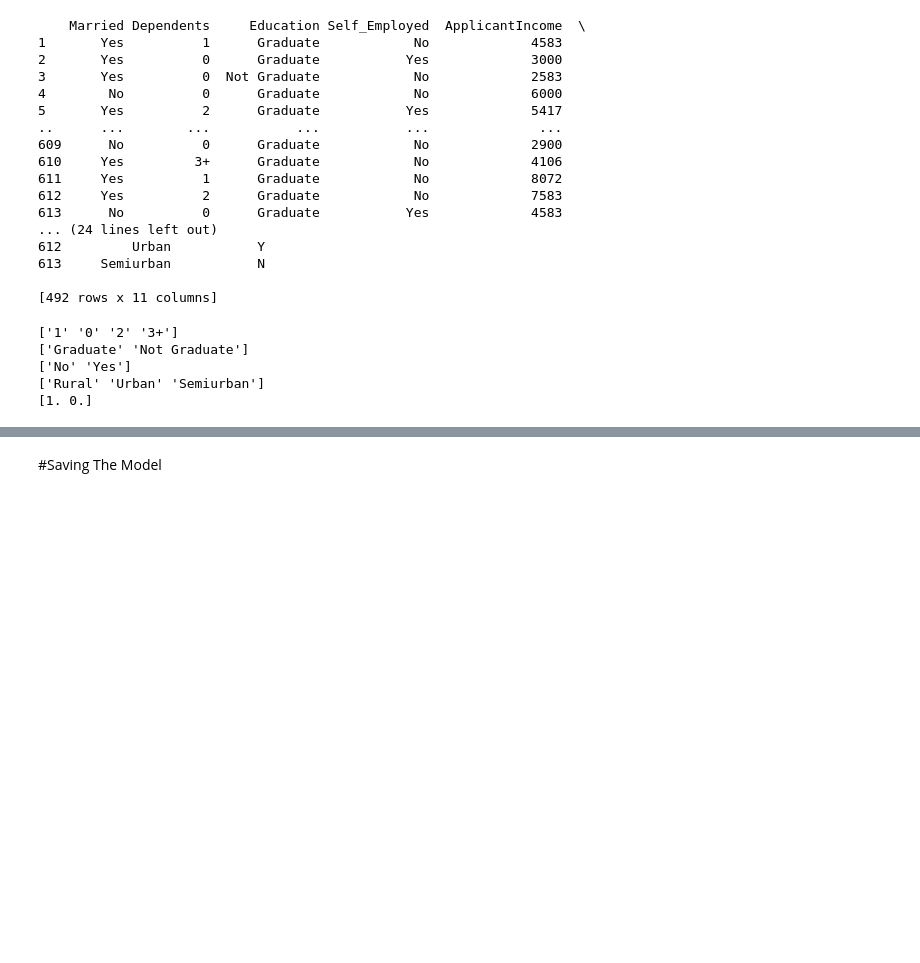
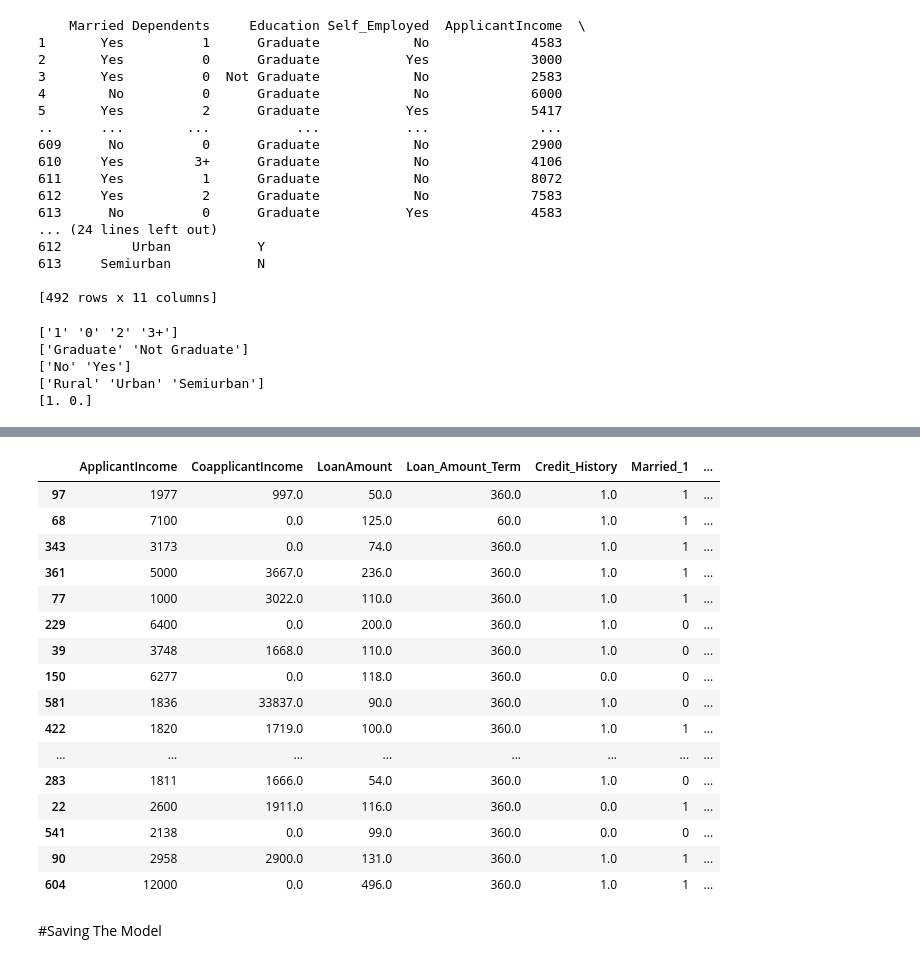
Before and after one commit to dinuwanfernando/10822750-final-year-project, a Jupyter notebook: loan_prediction_test2.ipynb, the cells around one changed output, grey strips where cells are left out. Drawn from its saved outputs; the diff is of its cells as text; code cells hidden in the pictures; blank space fills up the shorter version.

```diff
--- a/loan_prediction_test2.ipynb
+++ b/loan_prediction_test2.ipynb
@@ -105,0 +406,3 @@ def map_to_binary(value):
+# %%
+pred_loan_status= model_credit.predict(X_test_df)
+pred_loan_status
@@ -105,0 +430,5 @@ def map_to_binary(value):
+# %%
+X_test_df2= X_test_df
+# %%
+Loan_Status_2=test_df['Loan_Status_1']
+Loan_Status_2
@@ -106,3 +448,26 @@ def map_to_binary(value):
+# %%
+X_test_df2['actual_loan_status']=Loan_Status_2
+# %%
+X_test_df2['pred_loan_status']=pred_loan_status
+X_test_df2.head(50)
+# %% [output]
+|  | ApplicantIncome | CoapplicantIncome | LoanAmount | Loan_Amount_Term | Credit_History | Married_1 | ... |
+| 97 | 1977 | 997.0 | 50.0 | 360.0 | 1.0 | 1 | ... |
+| 68 | 7100 | 0.0 | 125.0 | 60.0 | 1.0 | 1 | ... |
+| 343 | 3173 | 0.0 | 74.0 | 360.0 | 1.0 | 1 | ... |
+| 361 | 5000 | 3667.0 | 236.0 | 360.0 | 1.0 | 1 | ... |
+| 77 | 1000 | 3022.0 | 110.0 | 360.0 | 1.0 | 1 | ... |
+| 229 | 6400 | 0.0 | 200.0 | 360.0 | 1.0 | 0 | ... |
+| 39 | 3748 | 1668.0 | 110.0 | 360.0 | 1.0 | 0 | ... |
+| 150 | 6277 | 0.0 | 118.0 | 360.0 | 0.0 | 0 | ... |
+| 581 | 1836 | 33837.0 | 90.0 | 360.0 | 1.0 | 0 | ... |
+| 422 | 1820 | 1719.0 | 100.0 | 360.0 | 1.0 | 1 | ... |
+| ... | ... | ... | ... | ... | ... | ... | ... |
+| 283 | 1811 | 1666.0 | 54.0 | 360.0 | 1.0 | 0 | ... |
+| 22 | 2600 | 1911.0 | 116.0 | 360.0 | 0.0 | 1 | ... |
+| 541 | 2138 | 0.0 | 99.0 | 360.0 | 0.0 | 0 | ... |
+| 90 | 2958 | 2900.0 | 131.0 | 360.0 | 1.0 | 1 | ... |
+| 604 | 12000 | 0.0 | 496.0 | 360.0 | 1.0 | 1 | ... |
 # %%
 # #import the dataset
 # data = pd.read_csv('train.csv')
```
Also changed, not shown: parts of 23 cells of this notebook.
